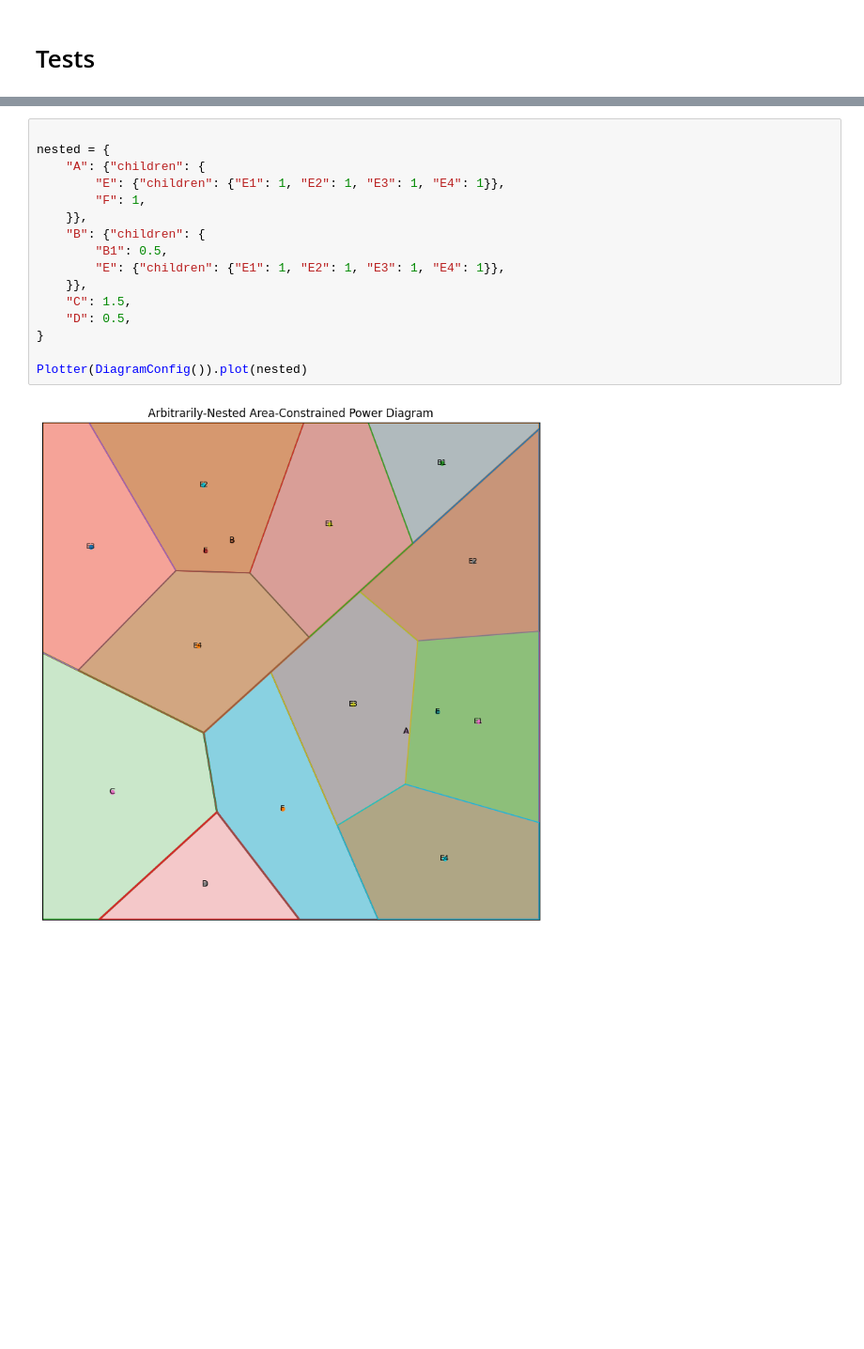
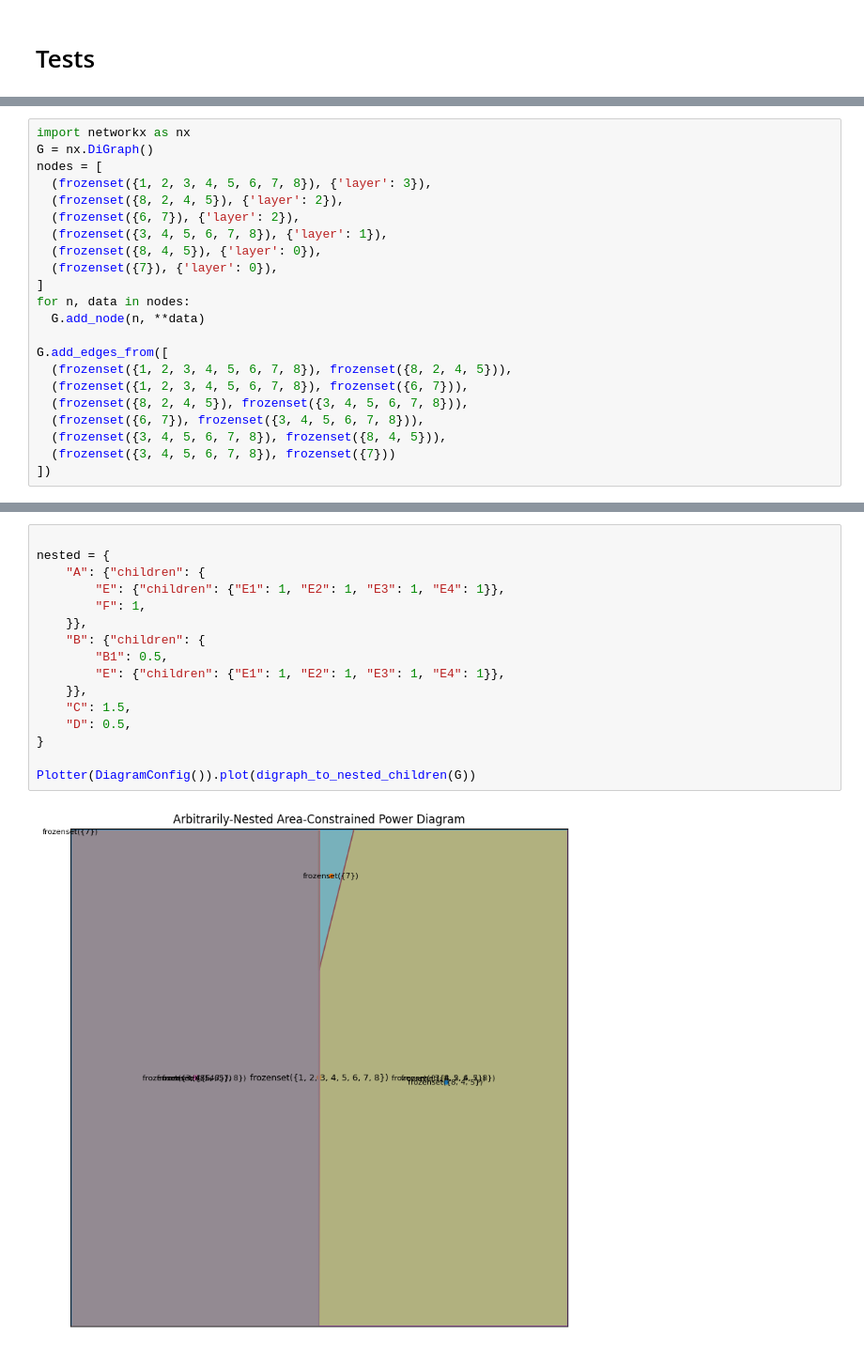
Before and after one commit to IsaacFigNewton/dag2laguerre, a Jupyter notebook: Voronoi_Power_Diagram_View.ipynb, the cells around one changed output, grey strips where cells are left out. Shown at 94% size. Saved outputs shown, nothing was run; the diff lists cells and outputs as text; blank space fills up the shorter version.

```diff
--- a/Voronoi_Power_Diagram_View.ipynb
+++ b/Voronoi_Power_Diagram_View.ipynb
@@ -420,0 +724,22 @@ class Plotter:
+# %%
+import networkx as nx
+G = nx.DiGraph()
+nodes = [
+  (frozenset({1, 2, 3, 4, 5, 6, 7, 8}), {'layer': 3}),
+  (frozenset({8, 2, 4, 5}), {'layer': 2}),
+  (frozenset({6, 7}), {'layer': 2}),
+  (frozenset({3, 4, 5, 6, 7, 8}), {'layer': 1}),
+  (frozenset({8, 4, 5}), {'layer': 0}),
+  (frozenset({7}), {'layer': 0}),
+]
+for n, data in nodes:
+  G.add_node(n, **data)
+
+G.add_edges_from([
+  (frozenset({1, 2, 3, 4, 5, 6, 7, 8}), frozenset({8, 2, 4, 5})),
+  (frozenset({1, 2, 3, 4, 5, 6, 7, 8}), frozenset({6, 7})),
+  (frozenset({8, 2, 4, 5}), frozenset({3, 4, 5, 6, 7, 8})),
+  (frozenset({6, 7}), frozenset({3, 4, 5, 6, 7, 8})),
+  (frozenset({3, 4, 5, 6, 7, 8}), frozenset({8, 4, 5})),
+  (frozenset({3, 4, 5, 6, 7, 8}), frozenset({7}))
+])
@@ -421,18 +754,18 @@ class Plotter:
 # %%
 
 nested = {
     "A": {"children": {
         "E": {"children": {"E1": 1, "E2": 1, "E3": 1, "E4": 1}},
         "F": 1,
     }},
     "B": {"children": {
         "B1": 0.5,
         "E": {"children": {"E1": 1, "E2": 1, "E3": 1, "E4": 1}},
     }},
     "C": 1.5,
     "D": 0.5,
 }
 
-Plotter(DiagramConfig()).plot(nested)
+Plotter(DiagramConfig()).plot(digraph_to_nested_children(G))
 # %% [output]
-[figure, old version]
+[figure, new version]
```
Also changed, not shown: parts of 4 cells of this notebook.
